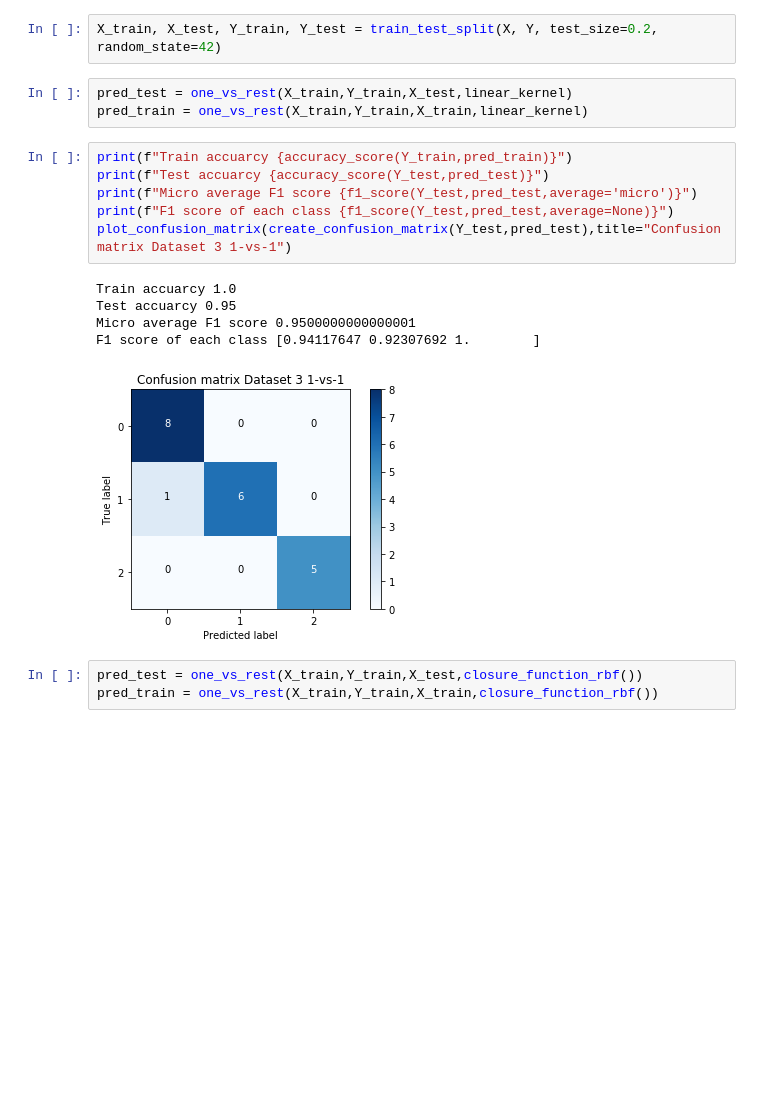
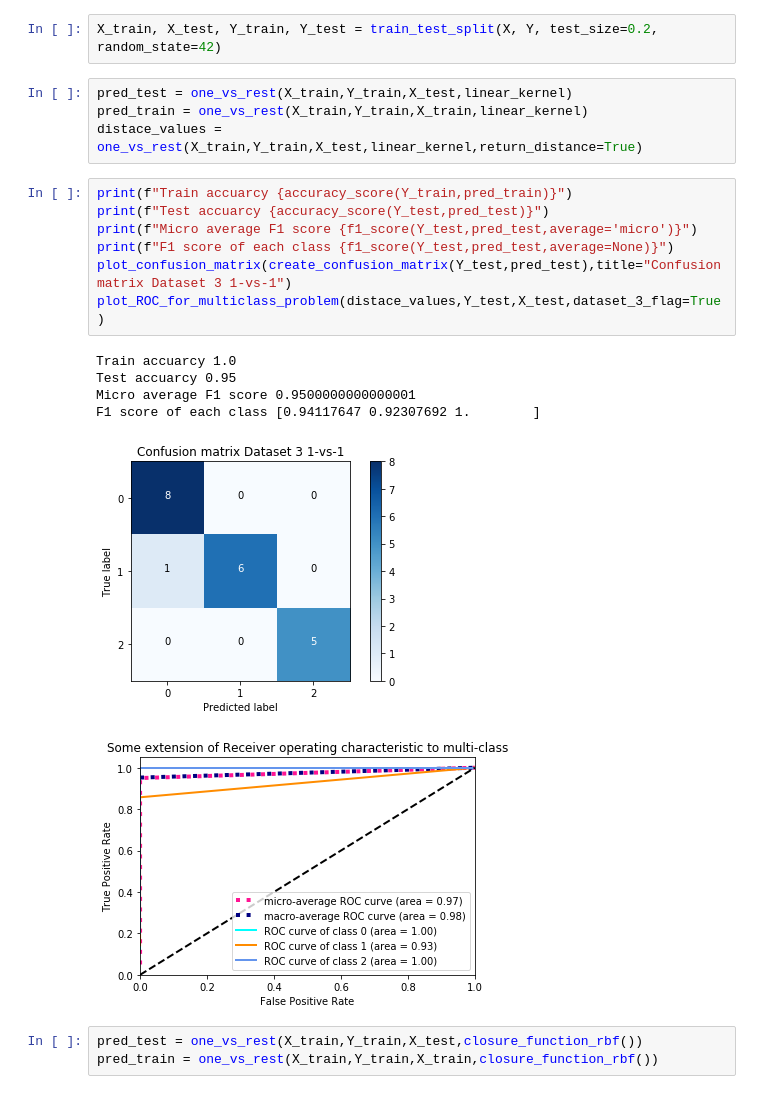
Before and after one commit to Hitkul/ML_course_IIITD, a Jupyter notebook: Assignment 2/Assignment_2.ipynb, the cells around one changed output. Cells and saved outputs as stored; diff of their text form; blank space fills up the shorter version.

Commit message:
multi class ROC done

```diff
--- a/Assignment 2/Assignment_2.ipynb
+++ b/Assignment 2/Assignment_2.ipynb
@@ -417,18 +477,21 @@ X_train, X_test, Y_train, Y_test = train_test_split(X, Y, test_size=0.2, random_
 # %%
 pred_test = one_vs_rest(X_train,Y_train,X_test,linear_kernel)
 pred_train = one_vs_rest(X_train,Y_train,X_train,linear_kernel)
+distace_values = one_vs_rest(X_train,Y_train,X_test,linear_kernel,return_distance=True)
 # %%
 print(f"Train accuarcy {accuracy_score(Y_train,pred_train)}")
 print(f"Test accuarcy {accuracy_score(Y_test,pred_test)}")
 print(f"Micro average F1 score {f1_score(Y_test,pred_test,average='micro')}")
 print(f"F1 score of each class {f1_score(Y_test,pred_test,average=None)}")
 plot_confusion_matrix(create_confusion_matrix(Y_test,pred_test),title="Confusion matrix Dataset 3 1-vs-1")
+plot_ROC_for_multiclass_problem(distace_values,Y_test,X_test,dataset_3_flag=True)
 # %% [output]
 Train accuarcy 1.0
 Test accuarcy 0.95
 Micro average F1 score 0.9500000000000001
 F1 score of each class [0.94117647 0.92307692 1.        ]
 [figure]
+[figure, added]
 # %%
 pred_test = one_vs_rest(X_train,Y_train,X_test,closure_function_rbf())
 pred_train = one_vs_rest(X_train,Y_train,X_train,closure_function_rbf())
```
Also changed, not shown: parts of 10 cells of this notebook, 1 other file.
